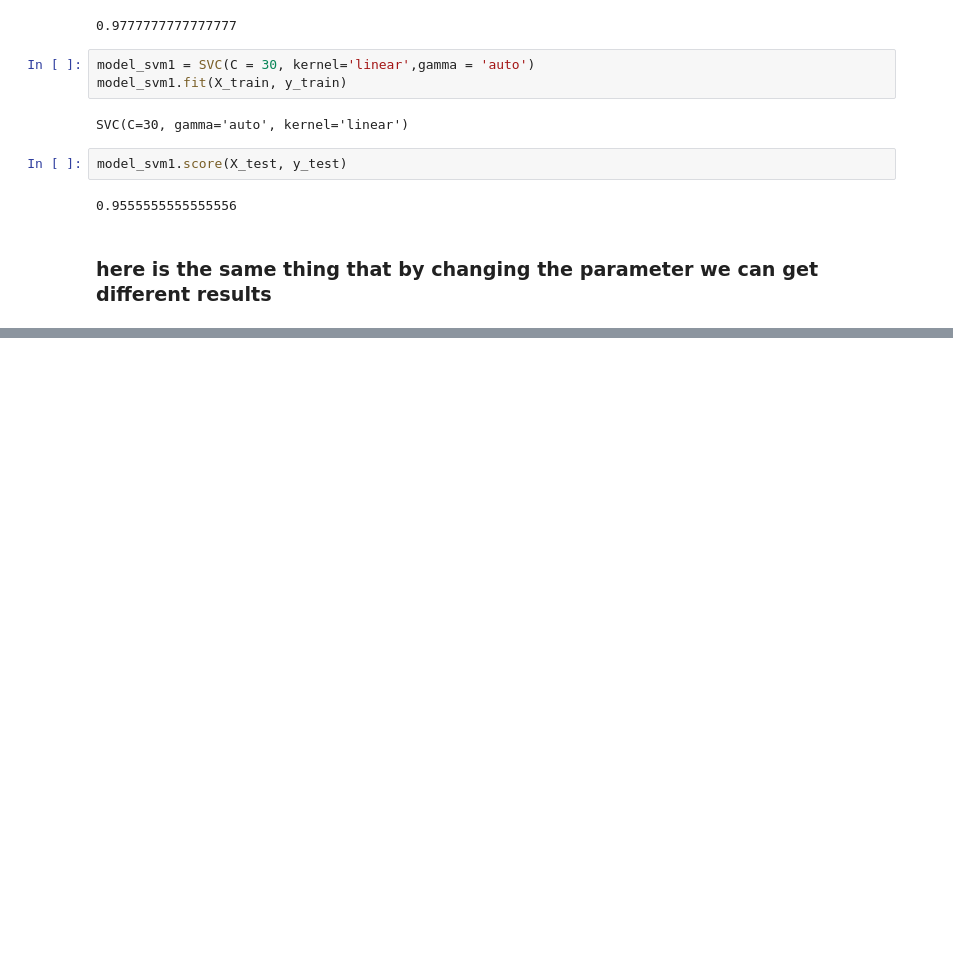
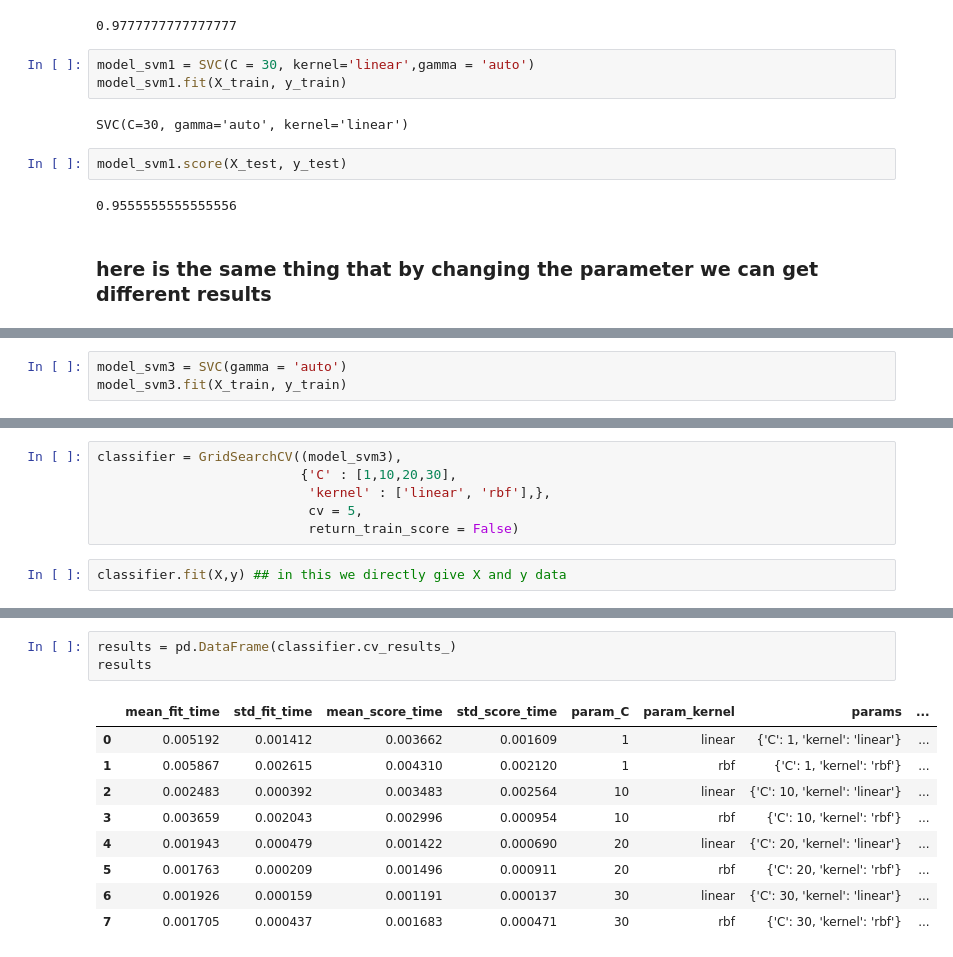
Before and after one commit to ds-mohit/Practice, a Jupyter notebook: Machine_learning/Supervised_Learning/Tuning/GridSearchCV.ipynb, the cells around one changed output, grey strips where cells are left out. Cells and saved outputs as stored; diff of their text form; blank space fills up the shorter version.

```diff
--- a/Machine_learning/Supervised_Learning/Tuning/GridSearchCV.ipynb
+++ b/Machine_learning/Supervised_Learning/Tuning/GridSearchCV.ipynb
@@ -93,0 +96,3 @@ model_svm1.score(X_test, y_test)
+# %%
+model_svm3 = SVC(gamma = 'auto')
+model_svm3.fit(X_train, y_train)
@@ -93,0 +108,8 @@ model_svm1.score(X_test, y_test)
+# %%
+classifier = GridSearchCV((model_svm3),
+                          {'C' : [1,10,20,30],
+                           'kernel' : ['linear', 'rbf'],},
+                           cv = 5,
+                           return_train_score = False)
+# %%
+classifier.fit(X,y) ## in this we directly give X and y data
@@ -93,0 +139,13 @@ model_svm1.score(X_test, y_test)
+# %%
+results = pd.DataFrame(classifier.cv_results_)
+results
+# %% [output]
+|  | mean_fit_time | std_fit_time | mean_score_time | std_score_time | param_C | param_kernel | params | ... |
+| 0 | 0.005192 | 0.001412 | 0.003662 | 0.001609 | 1 | linear | {'C': 1, 'kernel': 'linear'} | ... |
+| 1 | 0.005867 | 0.002615 | 0.004310 | 0.002120 | 1 | rbf | {'C': 1, 'kernel': 'rbf'} | ... |
+| 2 | 0.002483 | 0.000392 | 0.003483 | 0.002564 | 10 | linear | {'C': 10, 'kernel': 'linear'} | ... |
+| 3 | 0.003659 | 0.002043 | 0.002996 | 0.000954 | 10 | rbf | {'C': 10, 'kernel': 'rbf'} | ... |
+| 4 | 0.001943 | 0.000479 | 0.001422 | 0.000690 | 20 | linear | {'C': 20, 'kernel': 'linear'} | ... |
+| 5 | 0.001763 | 0.000209 | 0.001496 | 0.000911 | 20 | rbf | {'C': 20, 'kernel': 'rbf'} | ... |
+| 6 | 0.001926 | 0.000159 | 0.001191 | 0.000137 | 30 | linear | {'C': 30, 'kernel': 'linear'} | ... |
+| 7 | 0.001705 | 0.000437 | 0.001683 | 0.000471 | 30 | rbf | {'C': 30, 'kernel': 'rbf'} | ... |
```
Also changed, not shown: parts of 6 cells of this notebook.
